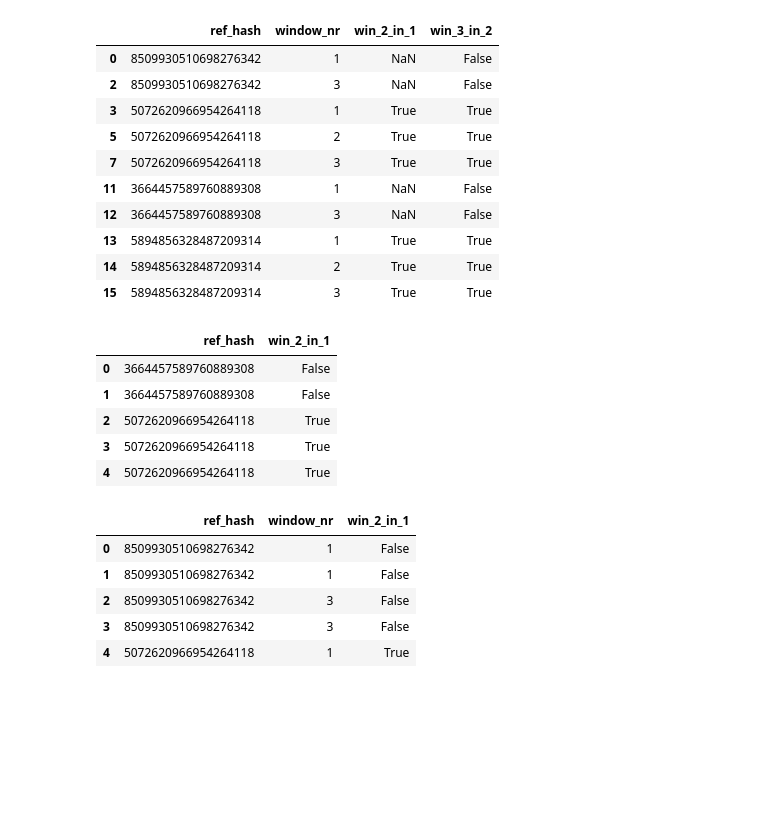
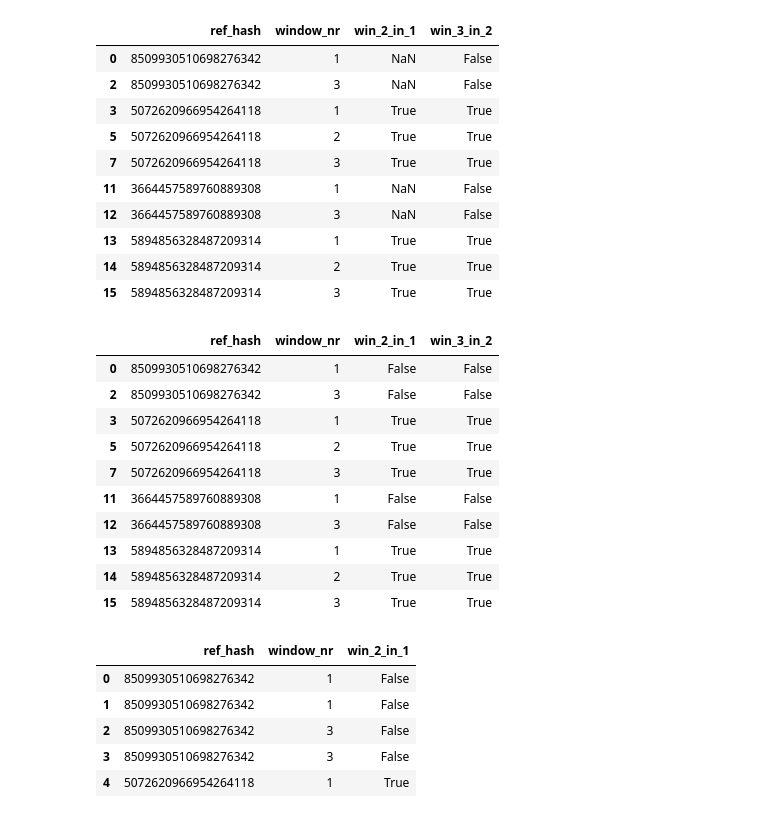
Before and after one commit to gatti2602/7506-datos, a Jupyter notebook: tp2/Lucas/xgboost-model-installs.ipynb, the cells around one changed output. Saved outputs shown, nothing was run; the diff lists cells and outputs as text; code cells hidden in the pictures; blank space fills up the shorter version.

Commit message:
install con windows contiguas

```diff
--- a/tp2/Lucas/xgboost-model-installs.ipynb
+++ b/tp2/Lucas/xgboost-model-installs.ipynb
@@ -313,17 +313,21 @@ in_win_d.head(10)
 | 13 | 5894856328487209314 | 1 | True | True |
 | 14 | 5894856328487209314 | 2 | True | True |
 | 15 | 5894856328487209314 | 3 | True | True |
-# %%
-tmp = in_win_d.iloc[1:10,:]
-tmp2 = test.groupby('ref_hash').apply(lambda x: pd.notna(x['win_2_in_1'])).reset_index()[['ref_hash','win_2_in_1']]
-tmp2.head(5)
-# %% [output]
-|  | ref_hash | win_2_in_1 |
-| 0 | 3664457589760889308 | False |
-| 1 | 3664457589760889308 | False |
-| 2 | 5072620966954264118 | True |
-| 3 | 5072620966954264118 | True |
-| 4 | 5072620966954264118 | True |
+# %%
+in_win_e = in_win_d.fillna(False)
+in_win_e.head(10)
+# %% [output]
+|  | ref_hash | window_nr | win_2_in_1 | win_3_in_2 |
+| 0 | 8509930510698276342 | 1 | False | False |
+| 2 | 8509930510698276342 | 3 | False | False |
+| 3 | 5072620966954264118 | 1 | True | True |
+| 5 | 5072620966954264118 | 2 | True | True |
+| 7 | 5072620966954264118 | 3 | True | True |
+| 11 | 3664457589760889308 | 1 | False | False |
+| 12 | 3664457589760889308 | 3 | False | False |
+| 13 | 5894856328487209314 | 1 | True | True |
+| 14 | 5894856328487209314 | 2 | True | True |
+| 15 | 5894856328487209314 | 3 | True | True |
 # %%
 tmp3 = test.merge(tmp2,how='inner',on='ref_hash')
 tmp3 = tmp3[['ref_hash','window_nr','win_2_in_1_y']]
```
